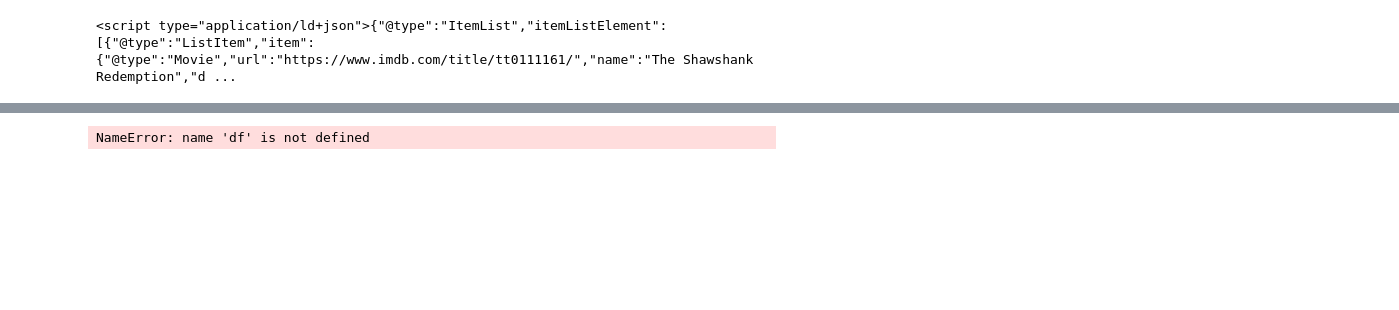
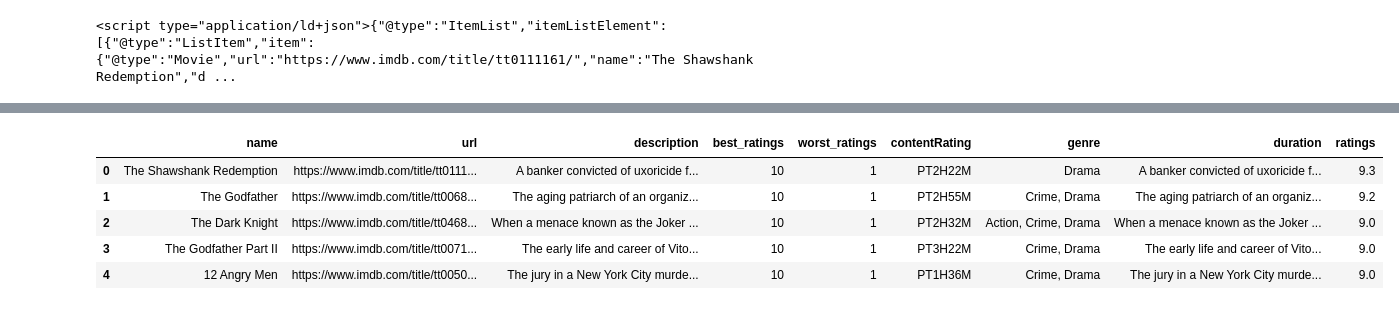
Before and after one commit to RazanGurung/IMDB-Scrapping, a Jupyter notebook: IMDB Movie Rating.ipynb, the cells around one changed output, grey strips where cells are left out. Drawn from its saved outputs; the diff is of its cells as text; code cells hidden in the pictures; blank space fills up the shorter version.

```diff
--- a/IMDB Movie Rating.ipynb
+++ b/IMDB Movie Rating.ipynb
@@ -128,4 +126,9 @@ ValueError: All arrays must be of the same length
 # %%
-df.head
+df.head()
 # %% [output]
-NameError: name 'df' is not defined
+|  | name | url | description | best_ratings | worst_ratings | contentRating | genre | duration | ratings |
+| 0 | The Shawshank Redemption | https://www.imdb.com/title/tt0111... | A banker convicted of uxoricide f... | 10 | 1 | PT2H22M | Drama | A banker convicted of uxoricide f... | 9.3 |
+| 1 | The Godfather | https://www.imdb.com/title/tt0068... | The aging patriarch of an organiz... | 10 | 1 | PT2H55M | Crime, Drama | The aging patriarch of an organiz... | 9.2 |
+| 2 | The Dark Knight | https://www.imdb.com/title/tt0468... | When a menace known as the Joker ... | 10 | 1 | PT2H32M | Action, Crime, Drama | When a menace known as the Joker ... | 9.0 |
+| 3 | The Godfather Part II | https://www.imdb.com/title/tt0071... | The early life and career of Vito... | 10 | 1 | PT3H22M | Crime, Drama | The early life and career of Vito... | 9.0 |
+| 4 | 12 Angry Men | https://www.imdb.com/title/tt0050... | The jury in a New York City murde... | 10 | 1 | PT1H36M | Crime, Drama | The jury in a New York City murde... | 9.0 |
```
Also changed, not shown: parts of 5 cells of this notebook.
